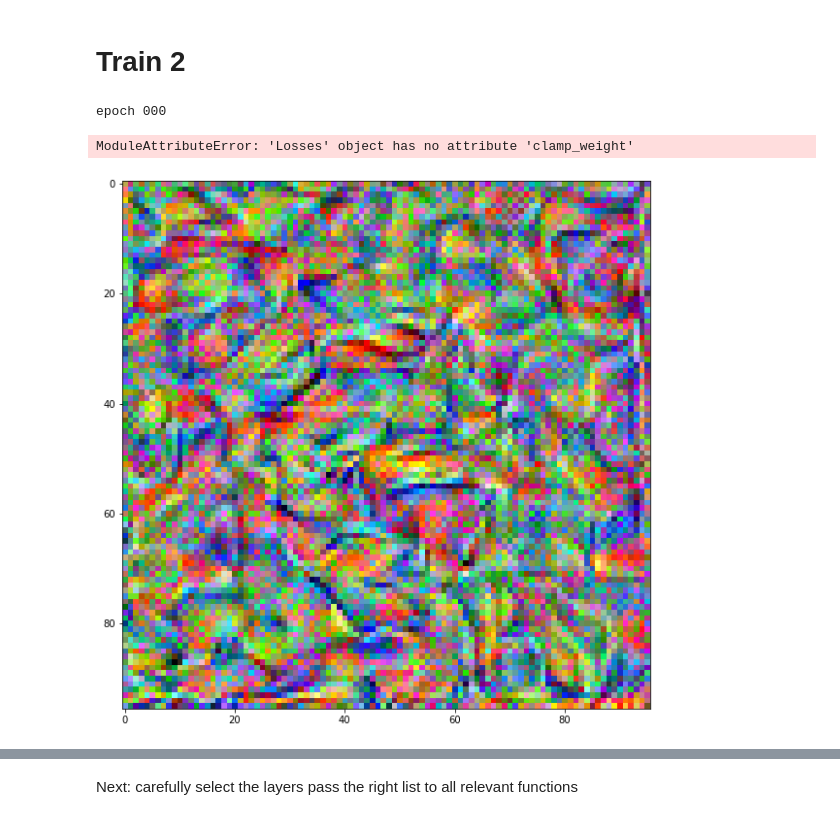
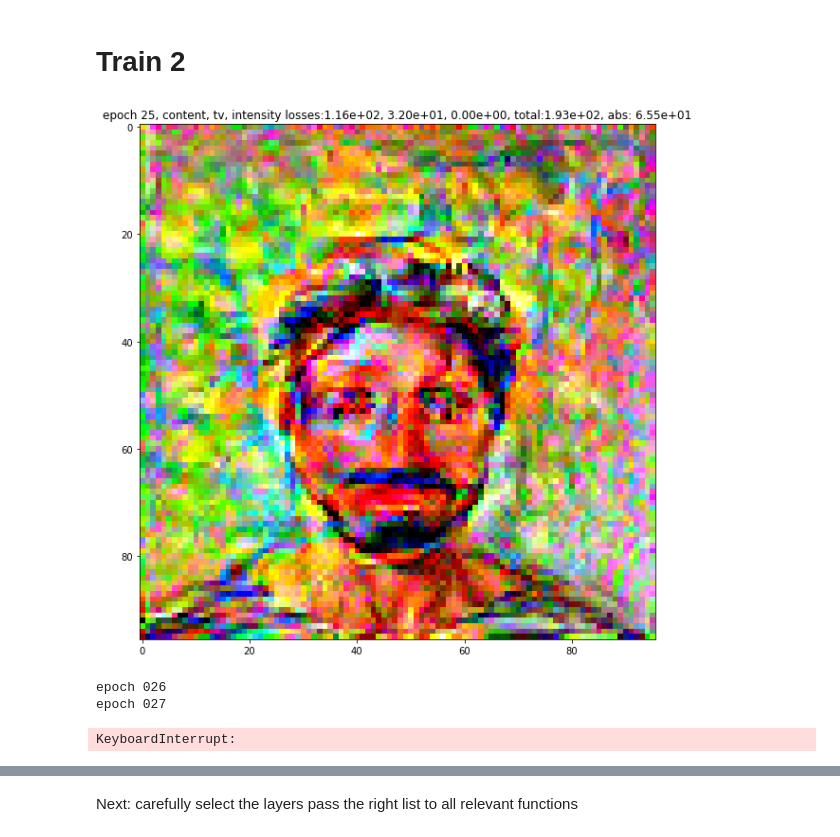
Before and after one commit to abauville/Neural_style_transfer, a Jupyter notebook: Blog03_Transfer.ipynb, the cells around one changed output, grey strips where cells are left out. Drawn from its saved outputs; the diff is of its cells as text; code cells hidden in the pictures.

Commit message:
content looks like it is inverting properly

```diff
--- a/Blog03_Transfer.ipynb
+++ b/Blog03_Transfer.ipynb
@@ -334,7 +334,7 @@ class Losses(nn.Module):
         for fm_content, w in zip(feature_map_content, content_weights):
                 self.content_loss += self.get_content_loss(feature_map_gen, fm_content,reduction='mean')
                 w_sum += w
-        # self.content_loss /= w_sum
+        self.content_loss /= w_sum
 
         self.style_loss = 0
         count = 0
@@ -387,7 +387,7 @@ Using device: cpu
 fig, ax = plt.subplots(1,1,figsize=[5,5])
 _ = plt.imshow(content_im); plt.title("content"); _ = plt.axis("off")
 
-content_layer = [7]
+content_layer = [14]
 
 # style_layers  = [7, 14, 21, 28]
 style_layers  = [7]
@@ -400,12 +400,17 @@ content_list_weights = []
 for res in [96]:
     for i in [0]:
         for j in [0]:
+#     for i in [-2,-1,0,1,2]:
+#         for j in [-2,-1,0,1,2]:
             content_list.append(Image(img=content_im, optimizable=False, img_shape=[res,res],
                                       shift_ini_i=i, shift_ini_j=j).to(device))
-            content_list_weights.append(1.0/(1.0+(i**2 + j**2)))
+            content_list_weights.append(1.0/(1.0+np.sqrt(i**2 + j**2)))
 content_list_weights = np.array(content_list_weights)
 img_style = Image(img=style_im, optimizable=False, img_shape=[res,res],
                   shift_ini_i=i, shift_ini_j=j).to(device)
+
+# style_deltas = [2, 4, 8, 16, 32]
+style_deltas = []
 
 img_gen = Image(None, optimizable=True, img_shape=[96,96]).to(device)
 
@@ -416,7 +421,7 @@ net = SmallNet(pretrained_net, all_layers[-1])
 loss_fn = Losses(content_list[0](),
                  content_weight = 1.0,
                  style_weight = 1.0,
-                 tv_weight_ini=0.0,
+                 tv_weight_ini=0.5,
                  int_weight_ini=0.0,
                  weight_adjust_bounds=[0.01, 0.1],
                  weight_adjust_fac=[1.5, 0.75])
@@ -428,7 +433,7 @@ rel_loss_limit = 1e-7
 
 # Jitter the input image?
 jitter_nsteps = 0
-adjust_weight_n_steps = 10000
+adjust_weight_n_steps = 0
 
 # Feature maps
 fm_style = [net(img_style(), style_layers)]
@@ -449,36 +454,26 @@ def closure():
     fm_gen = net(img_gen(), all_layers)
 
     # loss = loss_fn(img_gen(), fm_gen, fm_content, fm_style, content_list_weights, style_deltas=[2,4,8,16,32])
+    if i<jitter_nsteps:
+        perturb = (1.0+(np.random.rand(len(content_list))-.5))
+    else:
+        perturb = 1.0
     loss = loss_fn(img_gen(), fm_gen, fm_content, fm_style,
-                   content_list_weights,
+                   content_list_weights*perturb,
                    style_deltas=[])
-#     print(loss_fn.content_loss)
-#     print(fm_gen[7][0,0,0,0], loss_fn.content_loss, img_gen()[0,0,0,0])
-#     print(optimizer.state_dict())
     loss.backward()
     return loss
 
 last_loss = 1e10
 frame = 0
-for i in range(4):
+for i in range(100):
     print(f"epoch {i:03d}")
-    # weights = content_list_weights * (0.5+np.random.rand(*content_list_weights.shape))
-    # if i<jitter_nsteps:
-    #     fm_content = []
-    #     for img_c in content_list:
-    #         fm_c = net(img_c(jitter=True), content_layer)
-    #         fm_content.append(fm_c)
-    # elif i==jitter_nsteps:
-    #     fm_content = []
-    #     for img_c in content_list:
-    #         fm_c = net(img_c(jitter=False), content_layer)
-    #         fm_content.append(fm_c)
     optimizer.step(closure)
 
     if i<adjust_weight_n_steps:
         loss_fn.adjust_weights()
 
-    if i%1==0:
+    if i%5==0:
         with torch.no_grad():
             plt.clf()
 #             plt.imshow(img_gen.postprocess())
@@ -501,33 +496,34 @@ for i in range(4):
             clear_output(wait = True)
             display(fig)
 
             # plt.savefig(f"./Output/Frame{frame:05d}")
             # frame += 1
 
             if loss_fn.total_loss<abs_loss_limit and loss_fn.clamp_loss<1e-8:
                 clear_output(wait = True)
                 print(f'success: absolute loss limit ({abs_loss_limit:.1e}) reached')
                 break
             if torch.abs(last_loss-loss_fn.total_loss)<rel_loss_limit and loss_fn.clamp_loss<1e-8:
                 clear_output(wait = True)
                 print(f'stopped because relative loss limit ({rel_loss_limit:.1e})  was reached')
                 break
 
             if loss_fn.total_loss.isnan():
                 print(f'stopped because loss is NaN')
                 break
 
     last_loss = loss_fn.total_loss
 
 
 plt.clf()
 plt.imshow(img_gen.postprocess())
 # plt.title(f"epoch {i:02d}, content, style, tv, intensity losses: {content_weight*content_loss:.2e}, {style_weight*style_loss:.2e}, {tv_weight*tv_loss:.2e}, {int_weight*int_loss:.2e}")
 # plt.savefig(f"./Output/Frame{frame:05d}")
 frame += 1
 #     with torch.no_grad():
 #         img_gen.img.data.clamp_(0,1)
 # %% [output]
+[figure, new version]
-epoch 000
+epoch 026
+epoch 027
-ModuleAttributeError: 'Losses' object has no attribute 'clamp_weight'
+KeyboardInterrupt:
-[figure, old version]
```
Also changed, not shown: parts of 5 cells of this notebook.
